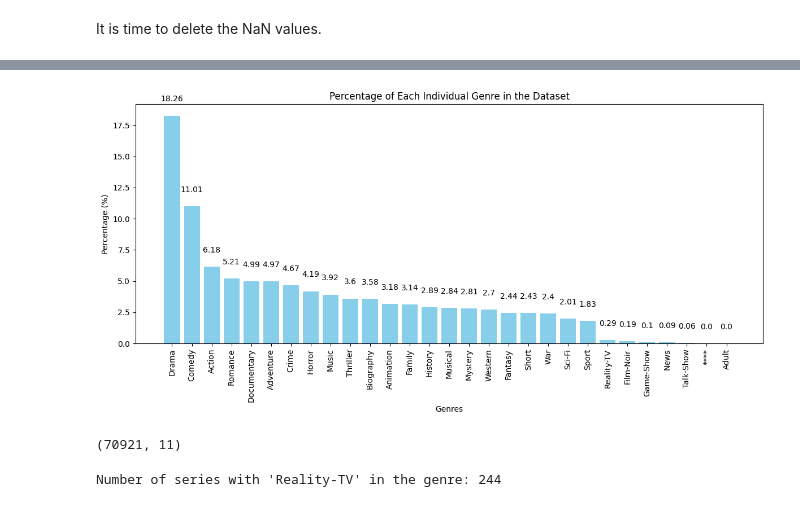
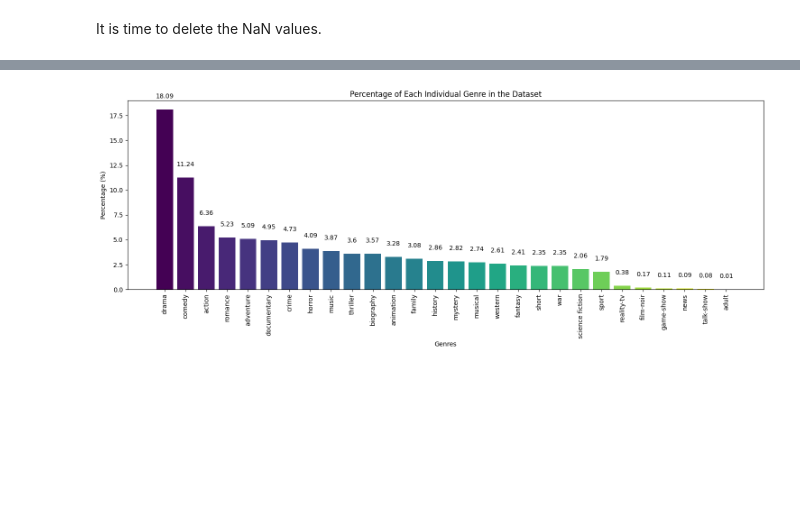
Before and after one commit to xandga/Capstone-Project, a Jupyter notebook: Metadata_TV_Shows.ipynb, the cells around one changed output, grey strips where cells are left out. Drawn from its saved outputs; the diff is of its cells as text; code cells hidden in the pictures; blank space fills up the shorter version.

```diff
--- a/Metadata_TV_Shows.ipynb
+++ b/Metadata_TV_Shows.ipynb
@@ -282,7 +284,6 @@ archive_data.drop(columns=['Certificate', 'Gross Revenue', 'UniqueValue','IMDb I
 archive_data.rename(columns={
     'Title': 'Series_title',
     'Release Year': 'Release_year',
-    'Number of Votes': 'No_of_Votes_Rating',
     'Stars': 'Cast'
 }, inplace=True)
 # %%
@@ -488,7 +503,7 @@ memory usage: 6.6+ MB
 # %% [markdown]
 It is time to delete the NaN values.
 # %%
-merged_data.dropna(inplace=True)
-merged_data.info()
+merged_data_tvshows.dropna(inplace=True)
+merged_data_tvshows.info()
 # %% [output]
 <class 'pandas.core.frame.DataFrame'>
@@ -547,0 +547,17 @@ Shape of DataFrame after removing rows with **** genre: (70921, 11)
+# %%
+# Combine all genres into a single string and split them
+all_genres = ','.join(merged_data_tvshows['Genre'].explode().dropna())
+split_genres = [genre.strip() for genre in all_genres.split(',')]
+
+# Get the frequency of each individual genre
+genre_counts = pd.Series(split_genres).value_counts()
+
+# Calculate the percentage of each genre
+genre_percentages = (genre_counts / genre_counts.sum()) * 100
+
+# Sort genres by count in descending order
+sorted_genres = genre_percentages.sort_values(ascending=False)
+
+# Print percentages for each genre
+for genre, percentage in sorted_genres.items():
+    print(f"{genre}: {percentage:.2f}%")
@@ -548,44 +582,42 @@ Shape of DataFrame after removing rows with **** genre: (70921, 11)
+# %%
+# Define the genre mapping dictionary
+genre_mapping = {
+    'sci-fi': 'science fiction',
+    '****': 'adult'
+}
+
+# Iterate through the genre_mapping dictionary and apply replacements
+for old_genres, new_genres in genre_mapping.items():
+    merged_data_tvshows['Genre'] = merged_data_tvshows['Genre'].str.replace(old_genres, new_genres)
 # %%
-import matplotlib.pyplot as plt
-
 # Combine all genres into a single string and split them
-all_genres = ','.join(merged_data['Genre'].explode().dropna())
+all_genres = ','.join(merged_data_tvshows['Genre'].explode().dropna())
 split_genres = [genre.strip() for genre in all_genres.split(',')]
 
 # Get the frequency of each individual genre
 genre_counts = pd.Series(split_genres).value_counts()
 
 # Calculate the percentage of each genre
 genre_percentages = (genre_counts / genre_counts.sum()) * 100
 
 # Sort genres by count in descending order
 sorted_genres = genre_percentages.sort_values(ascending=False)
 
-# Create bar chart for individual genre distribution with numbers above bars
-plt.figure(figsize=(12, 6))
-bars = plt.bar(sorted_genres.index, sorted_genres, color='skyblue')
+# Customizing color
+colors = plt.cm.get_cmap('viridis', len(sorted_genres))
+
+plt.figure(figsize=(15, 6))
+bars = plt.bar(sorted_genres.index, sorted_genres, color=colors(range(len(sorted_genres))))
 plt.title('Percentage of Each Individual Genre in the Dataset')
 plt.xlabel('Genres')
 plt.ylabel('Percentage (%)')
 plt.xticks(rotation=90)
 
-# Add text labels for each bar
 for bar in bars:
     yval = bar.get_height()
     plt.text(bar.get_x() + bar.get_width() / 2, yval + 1, round(yval, 2), ha='center', va='bottom')
 
 plt.tight_layout()
 plt.show()
 # %% [output]
-[figure, old version]
+[figure, new version]
-# %%
-merged_data.shape
-# %% [output]
-(70921, 11)
-# %%
-# Count the occurrences of 'Reality-TV' in the 'Genre' column
-reality_tv_count = (merged_data['Genre'].apply(lambda x: 'Reality-TV' in x)).sum()
-
-print(f"Number of series with 'Reality-TV' in the genre: {reality_tv_count}")
-# %% [output]
-Number of series with 'Reality-TV' in the genre: 244
```
Also changed, not shown: parts of 45 cells of this notebook, 2 other files.
